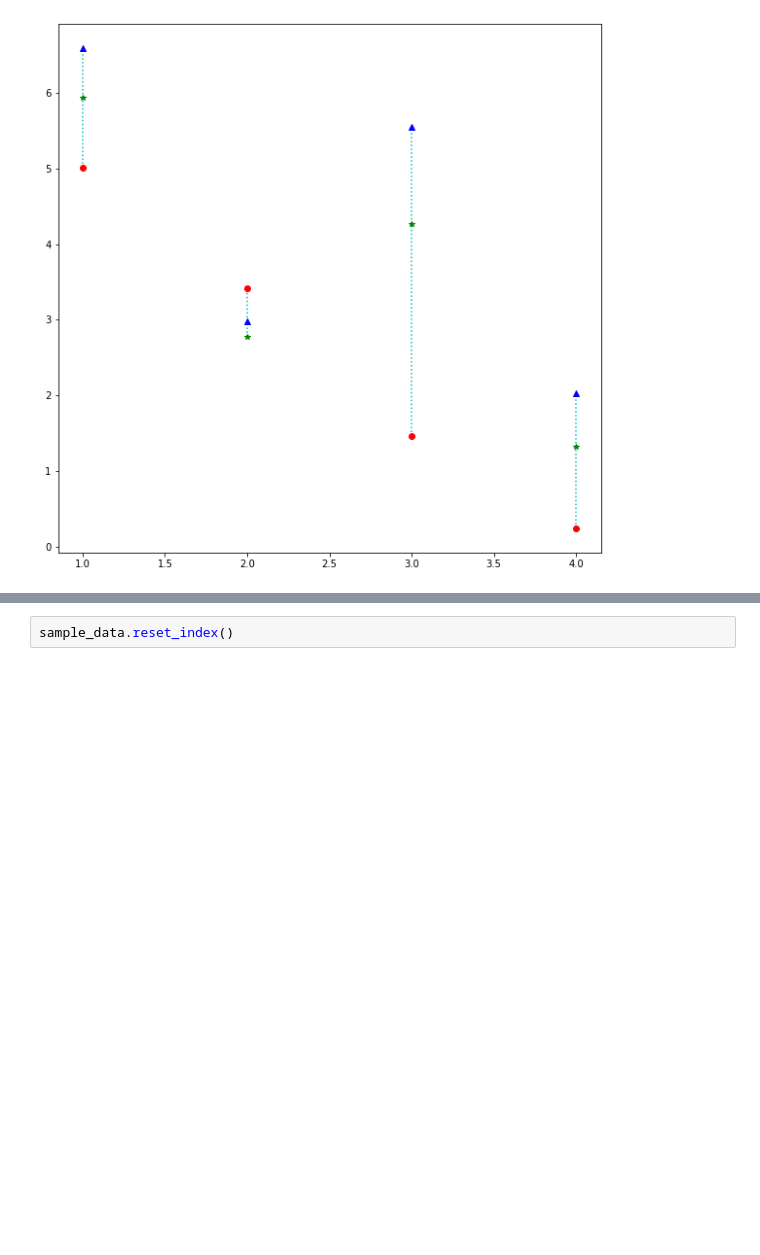
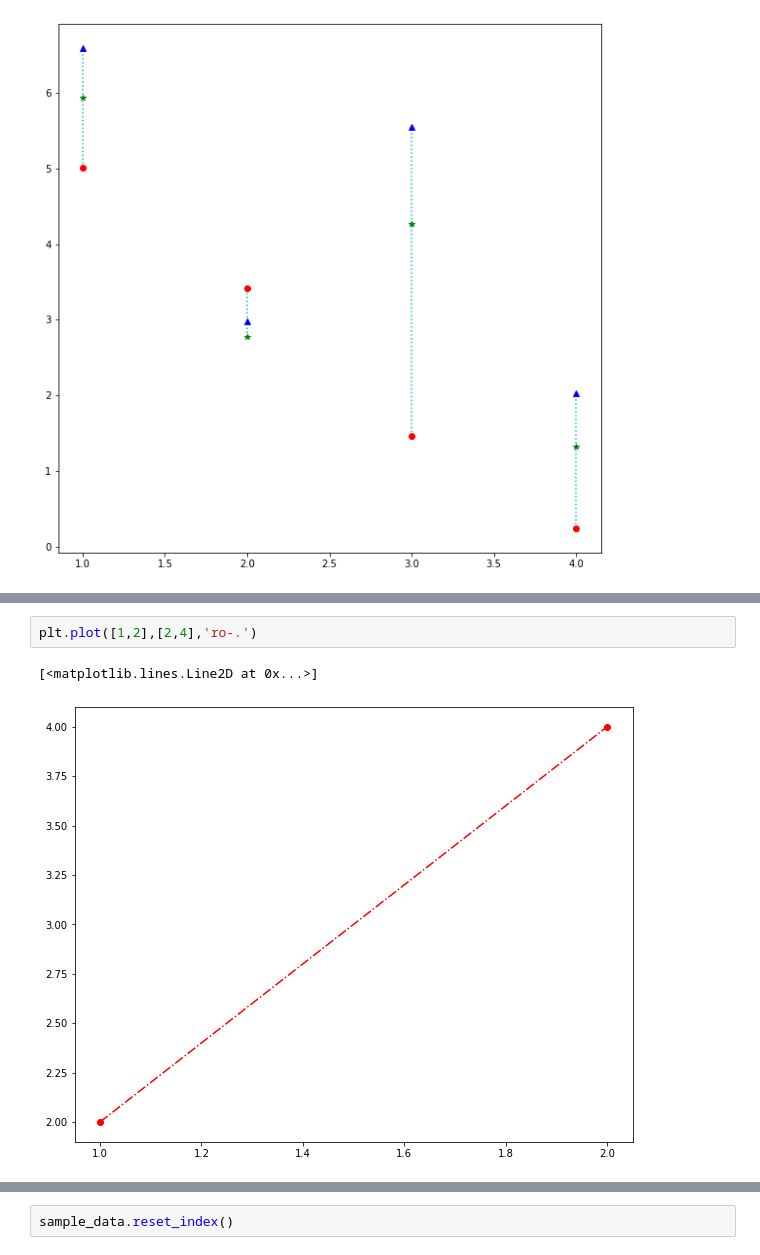
Before and after one commit to sujiraa/BasicProg_DataViz65, a Jupyter notebook: DataViz02_PCA.ipynb, the cells around one changed output, grey strips where cells are left out. Drawn from its saved outputs; the diff is of its cells as text; blank space fills up the shorter version.

```diff
--- a/DataViz02_PCA.ipynb
+++ b/DataViz02_PCA.ipynb
@@ -175,0 +189,5 @@ plt.plot([1,2,3,4],sample_data.iloc[2,:],'b^')
+# %%
+plt.plot([1,2],[2,4],'ro-.')
+# %% [output]
+[<matplotlib.lines.Line2D at 0x...>]
+[figure, added]
```
Also changed, not shown: parts of 16 cells of this notebook.
